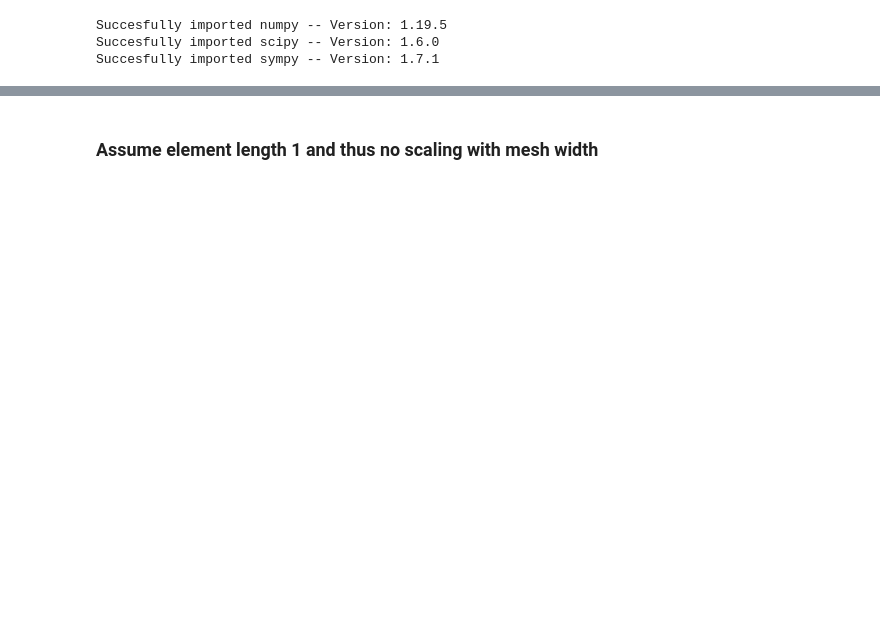
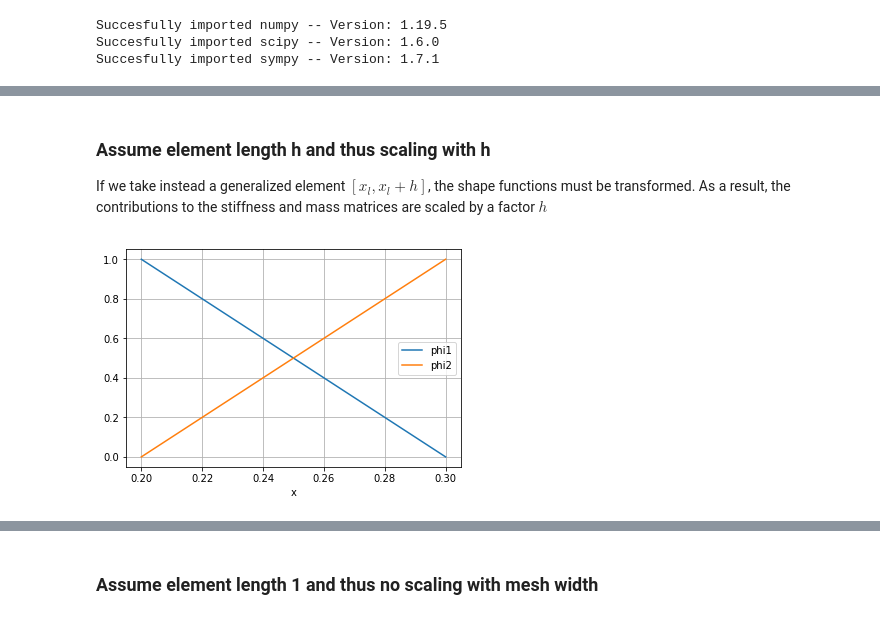
Before and after one commit to gijswl/ee4375_fem_ta, a Jupyter notebook: assignment1_fem1d/matrix_operations.ipynb, the cells around one changed output, grey strips where cells are left out. Saved outputs shown, nothing was run; the diff lists cells and outputs as text; code cells hidden in the pictures; blank space fills up the shorter version.

```diff
--- a/assignment1_fem1d/matrix_operations.ipynb
+++ b/assignment1_fem1d/matrix_operations.ipynb
@@ -17,0 +94,33 @@ Succesfully imported sympy -- Version: 1.7.1
+# %% [markdown]
+### Assume element length h and thus scaling with h
+If we take instead a generalized element $[x_l, x_l + h]$, the shape functions must be transformed. As a result, the contributions to the stiffness and mass matrices are scaled by a factor $h$
+# %%
+sym.var('x')
+sym.var('xl')
+sym.var('h')
+phi1 = (h - x + xl) / h
+phi2 = (x - xl) / h
+
+#..lambdify the symbolic expression
+phi1_lambda = sym.lambdify([x, xl, h], phi1)
+phi2_lambda = sym.lambdify([x, xl, h], phi2)
+
+# Plot the shape functions for this physical element [xl, xl+h]
+xl_ = 0.2;
+h_  = 0.1;
+
+#..sample the lambda expression for the computed solution
+nsamples = 100
+xvec = np.linspace(xl_, xl_ + h_, nsamples)
+phi1_vec = phi1_lambda(xvec, xl_, h_)
+phi2_vec = phi2_lambda(xvec, xl_, h_)
+
+#..plot the computed solution
+plt.plot(xvec,phi1_vec,label='phi1')
+plt.plot(xvec,phi2_vec,label='phi2')
+plt.xlabel('x')
+plt.legend(loc='best')
+plt.grid()
+plt.show()
+# %% [output]
+[figure, added]
```
Also changed, not shown: parts of 25 cells of this notebook, 2 other files.
